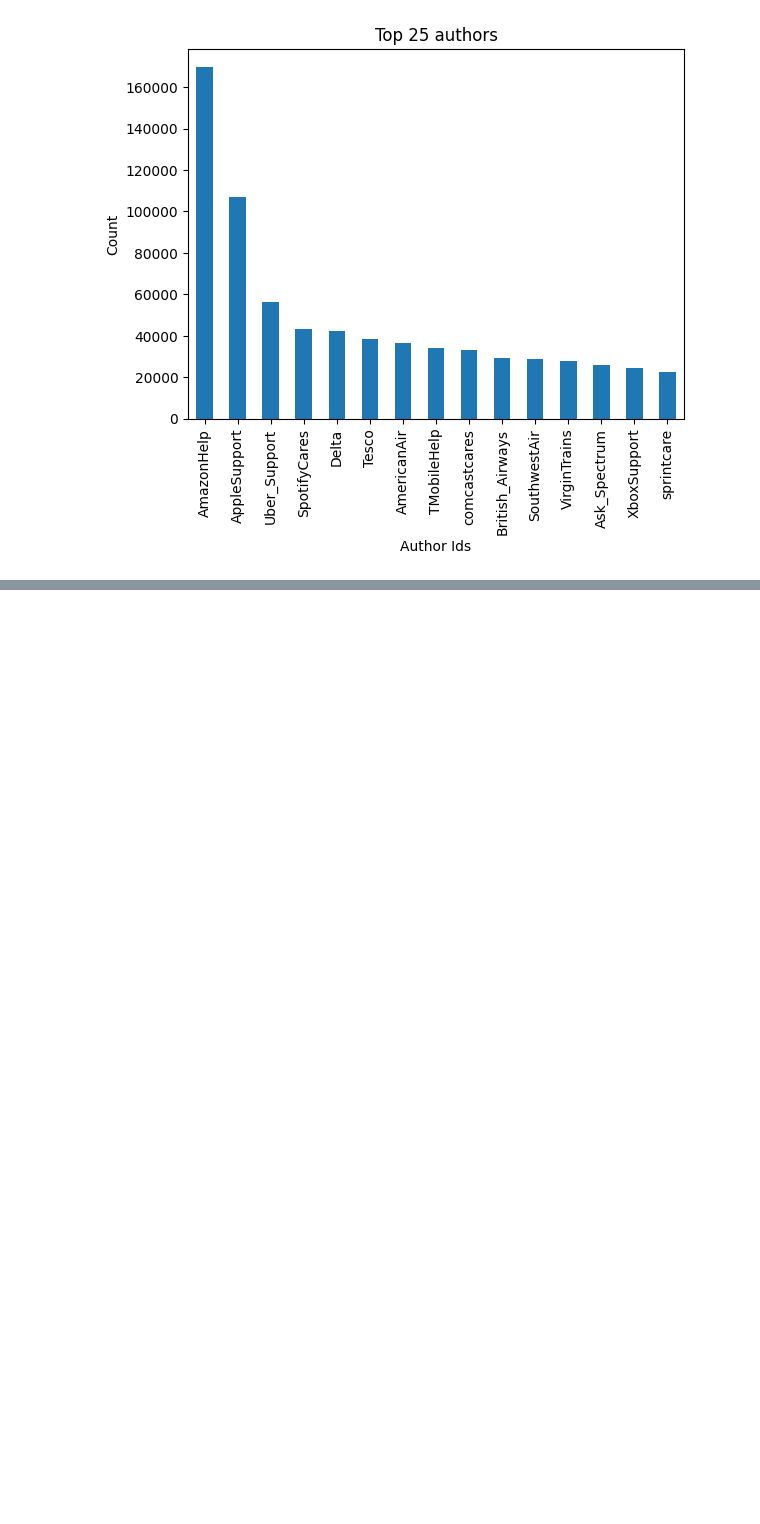
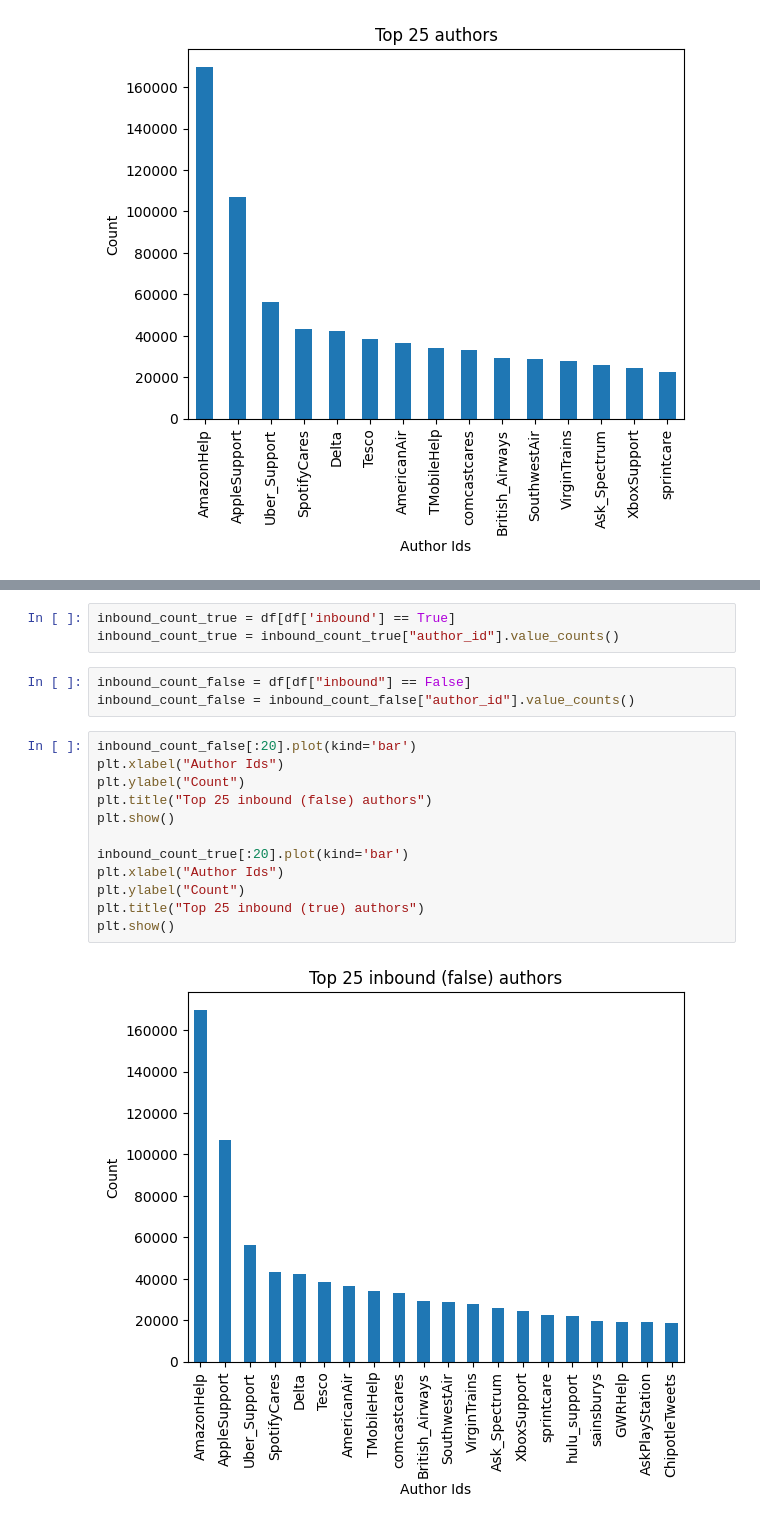
Before and after one commit to erictlong/customer-support-automation, a Jupyter notebook: data analytics/dataReview.ipynb, the cells around one changed output, grey strips where cells are left out. Saved outputs shown, nothing was run; the diff lists cells and outputs as text; blank space fills up the shorter version.

```diff
--- a/data analytics/dataReview.ipynb
+++ b/data analytics/dataReview.ipynb
@@ -83,0 +164,20 @@ plt.show()
+# %%
+inbound_count_true = df[df['inbound'] == True]
+inbound_count_true = inbound_count_true["author_id"].value_counts()
+# %%
+inbound_count_false = df[df["inbound"] == False]
+inbound_count_false = inbound_count_false["author_id"].value_counts()
+# %%
+inbound_count_false[:20].plot(kind='bar')
+plt.xlabel("Author Ids")
+plt.ylabel("Count")
+plt.title("Top 25 inbound (false) authors")
+plt.show()
+
+inbound_count_true[:20].plot(kind='bar')
+plt.xlabel("Author Ids")
+plt.ylabel("Count")
+plt.title("Top 25 inbound (true) authors")
+plt.show()
+# %% [output]
+[figure, added]
```
Also changed, not shown: parts of 214 cells of this notebook.
